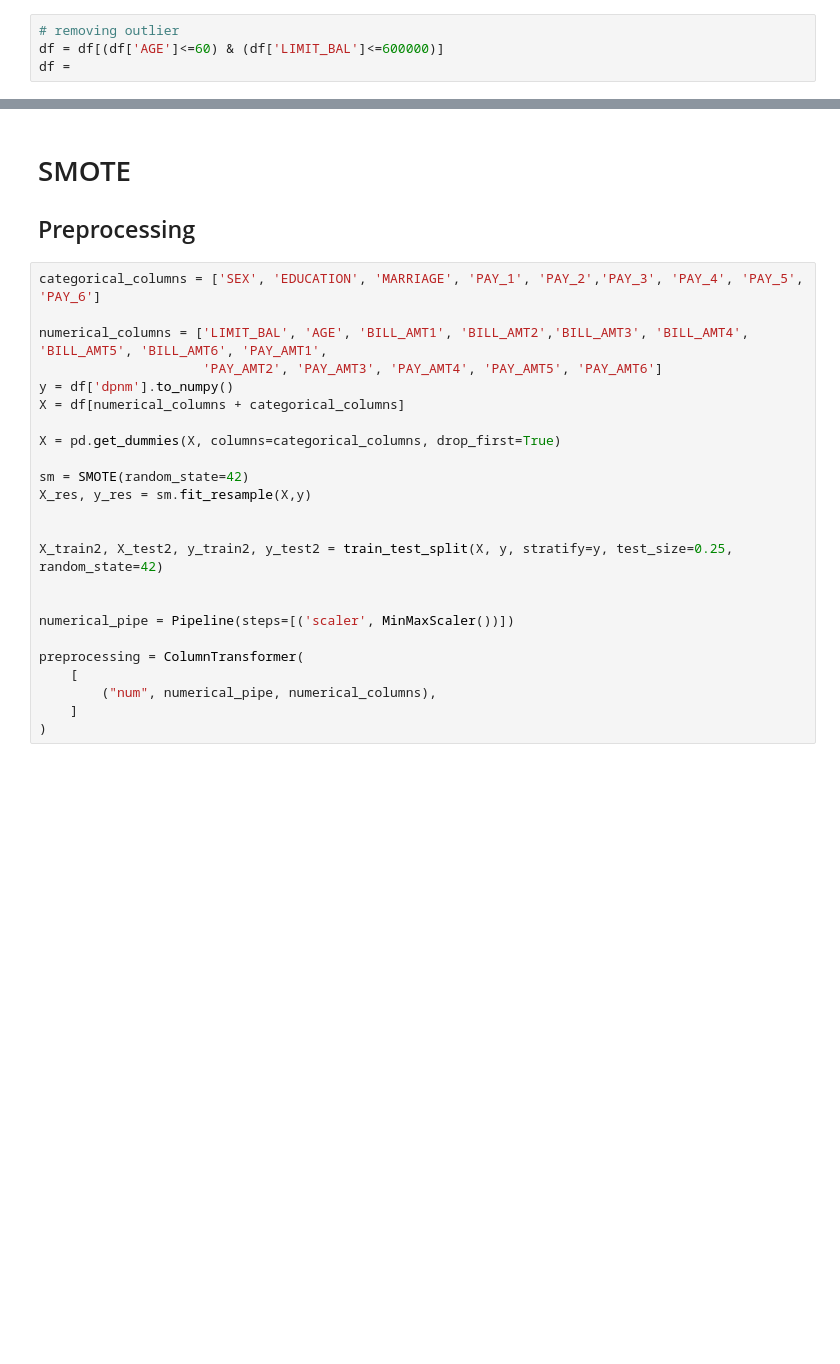
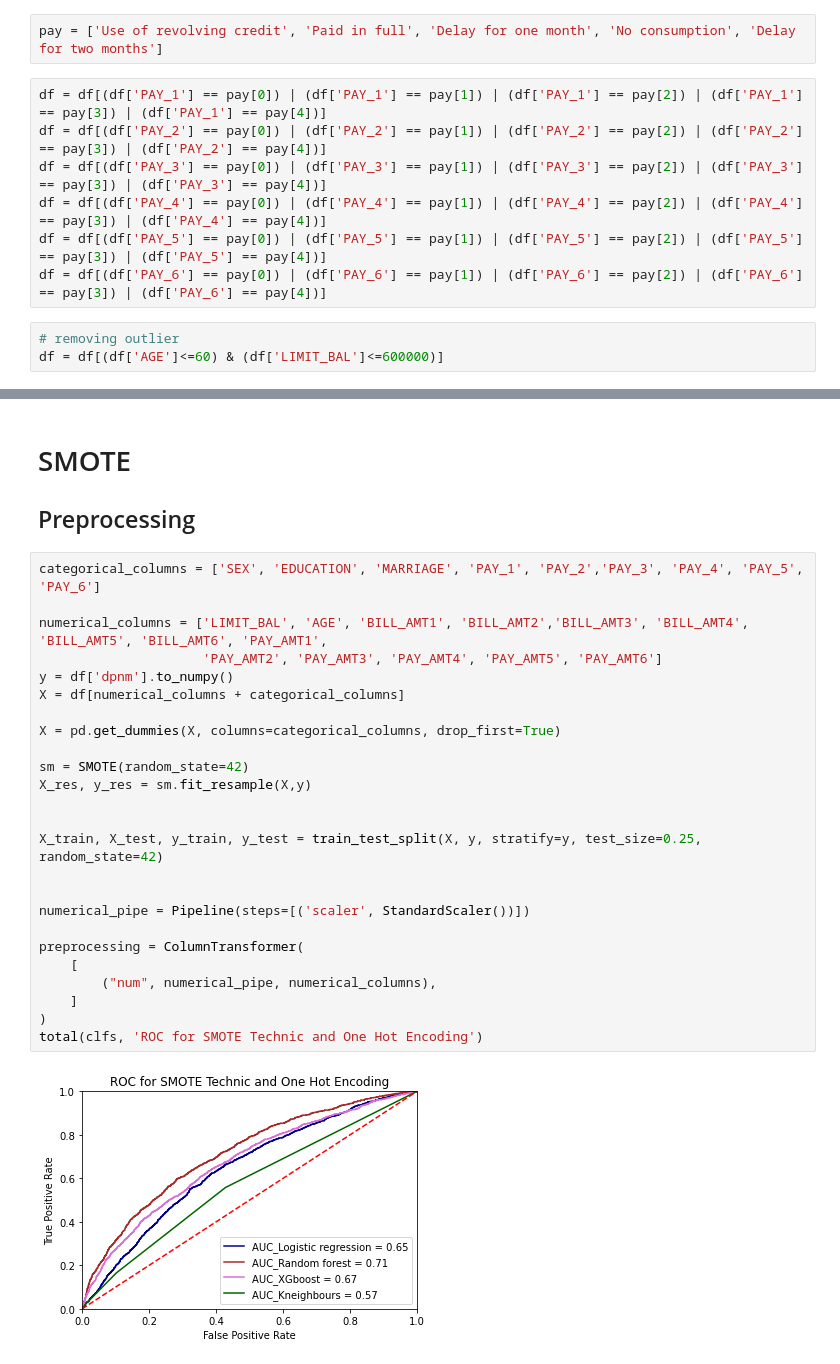
Before and after one commit to somayehY/CreditDefaultPrediction, a Jupyter notebook: CreditDefaultPrediction_DataWrangling.ipynb, the cells around one changed output, grey strips where cells are left out. Saved outputs shown, nothing was run; the diff lists cells and outputs as text; blank space fills up the shorter version.

Commit message:
Update CreditDefaultPrediction_DataWrangling.ipynb
Analysis is done!

```diff
--- a/CreditDefaultPrediction_DataWrangling.ipynb
+++ b/CreditDefaultPrediction_DataWrangling.ipynb
@@ -533,4 +541,12 @@ TypeError: unsupported operand type(s) for |: 'str' and 'str'
+# %%
+pay = ['Use of revolving credit', 'Paid in full', 'Delay for one month', 'No consumption', 'Delay for two months']
+# %%
+df = df[(df['PAY_1'] == pay[0]) | (df['PAY_1'] == pay[1]) | (df['PAY_1'] == pay[2]) | (df['PAY_1'] == pay[3]) | (df['PAY_1'] == pay[4])]
+df = df[(df['PAY_2'] == pay[0]) | (df['PAY_2'] == pay[1]) | (df['PAY_2'] == pay[2]) | (df['PAY_2'] == pay[3]) | (df['PAY_2'] == pay[4])]
+df = df[(df['PAY_3'] == pay[0]) | (df['PAY_3'] == pay[1]) | (df['PAY_3'] == pay[2]) | (df['PAY_3'] == pay[3]) | (df['PAY_3'] == pay[4])]
+df = df[(df['PAY_4'] == pay[0]) | (df['PAY_4'] == pay[1]) | (df['PAY_4'] == pay[2]) | (df['PAY_4'] == pay[3]) | (df['PAY_4'] == pay[4])]
+df = df[(df['PAY_5'] == pay[0]) | (df['PAY_5'] == pay[1]) | (df['PAY_5'] == pay[2]) | (df['PAY_5'] == pay[3]) | (df['PAY_5'] == pay[4])]
+df = df[(df['PAY_6'] == pay[0]) | (df['PAY_6'] == pay[1]) | (df['PAY_6'] == pay[2]) | (df['PAY_6'] == pay[3]) | (df['PAY_6'] == pay[4])]
 # %%
 # removing outlier
 df = df[(df['AGE']<=60) & (df['LIMIT_BAL']<=600000)]
-df =
@@ -651,24 +664,27 @@ plt.show()
 # %%
 categorical_columns = ['SEX', 'EDUCATION', 'MARRIAGE', 'PAY_1', 'PAY_2','PAY_3', 'PAY_4', 'PAY_5', 'PAY_6']
 
 numerical_columns = ['LIMIT_BAL', 'AGE', 'BILL_AMT1', 'BILL_AMT2','BILL_AMT3', 'BILL_AMT4', 'BILL_AMT5', 'BILL_AMT6', 'PAY_AMT1',
                      'PAY_AMT2', 'PAY_AMT3', 'PAY_AMT4', 'PAY_AMT5', 'PAY_AMT6']
 y = df['dpnm'].to_numpy()
 X = df[numerical_columns + categorical_columns]
 
 X = pd.get_dummies(X, columns=categorical_columns, drop_first=True)
 
 sm = SMOTE(random_state=42)
 X_res, y_res = sm.fit_resample(X,y)
 
 
-X_train2, X_test2, y_train2, y_test2 = train_test_split(X, y, stratify=y, test_size=0.25, random_state=42)
+X_train, X_test, y_train, y_test = train_test_split(X, y, stratify=y, test_size=0.25, random_state=42)
 
 
-numerical_pipe = Pipeline(steps=[('scaler', MinMaxScaler())])
+numerical_pipe = Pipeline(steps=[('scaler', StandardScaler())])
 
 preprocessing = ColumnTransformer(
     [
         ("num", numerical_pipe, numerical_columns),
     ]
 )
+total(clfs, 'ROC for SMOTE Technic and One Hot Encoding')
+# %% [output]
+[figure, added]
```
Also changed, not shown: parts of 27 cells of this notebook.
